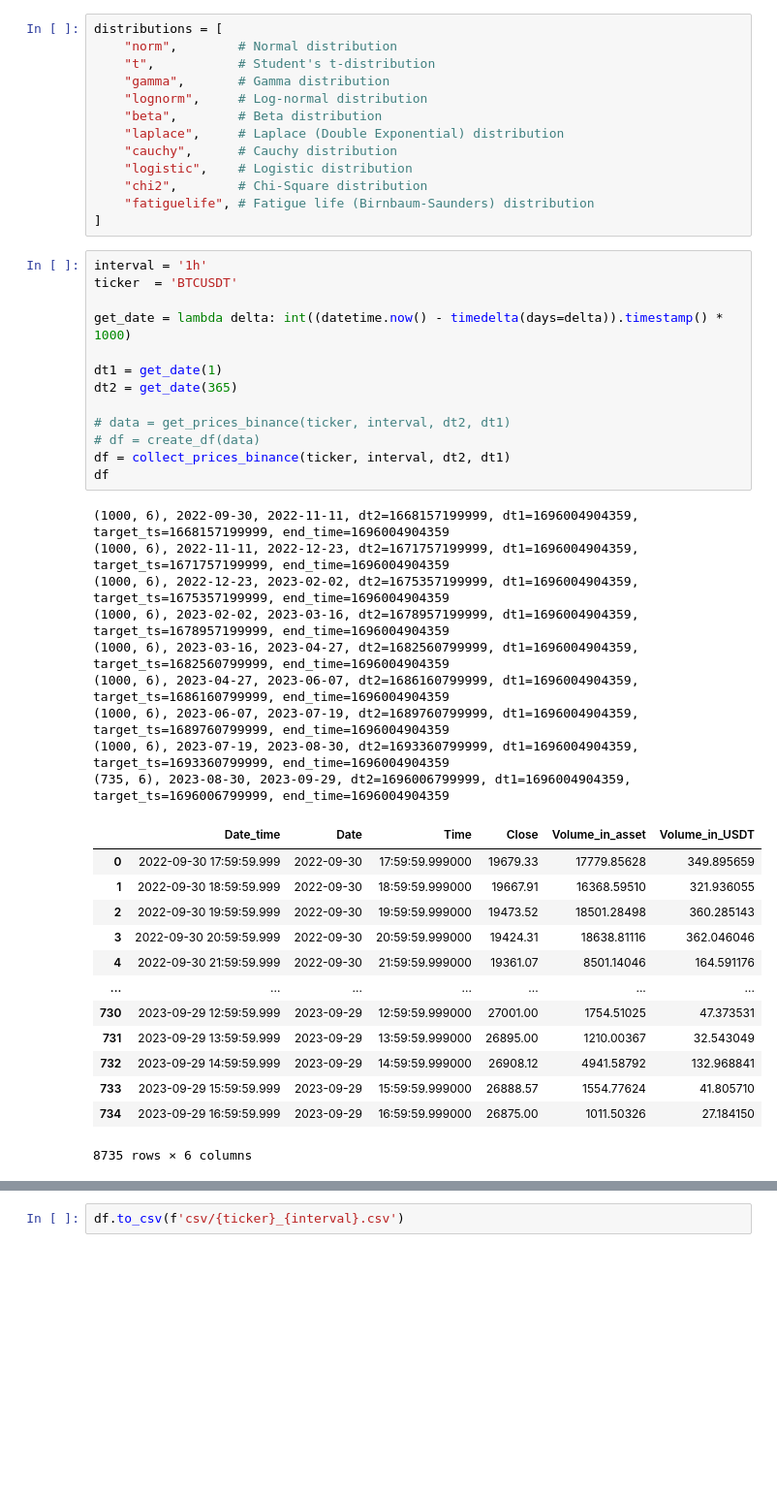
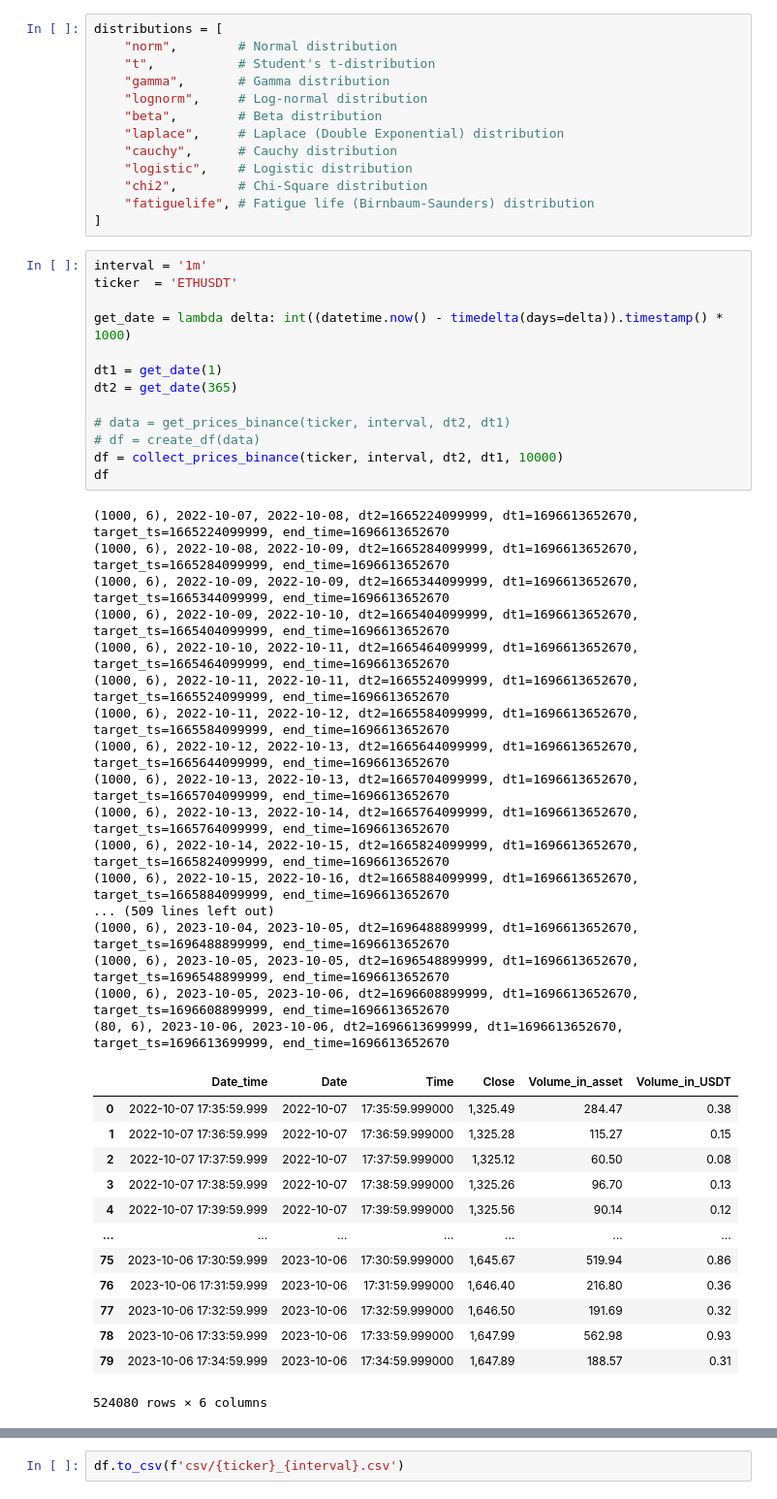
Before and after one commit to apastukhanov/idao_analytics, a Jupyter notebook: crypto_returns_dist.ipynb, the cells around one changed output, grey strips where cells are left out. Shown at 97% size. Cells and saved outputs as stored; diff of their text form; blank space fills up the shorter version.

```diff
--- a/crypto_returns_dist.ipynb
+++ b/crypto_returns_dist.ipynb
@@ -113,38 +113,46 @@ distributions = [
     "fatiguelife", # Fatigue life (Birnbaum-Saunders) distribution
 ]
 # %%
-interval = '1h'
-ticker  = 'BTCUSDT'
+interval = '1m'
+ticker  = 'ETHUSDT'
 
 get_date = lambda delta: int((datetime.now() - timedelta(days=delta)).timestamp() * 1000)
 
 dt1 = get_date(1)
 dt2 = get_date(365)
 
 # data = get_prices_binance(ticker, interval, dt2, dt1)
 # df = create_df(data)
-df = collect_prices_binance(ticker, interval, dt2, dt1)
+df = collect_prices_binance(ticker, interval, dt2, dt1, 10000)
 df
 # %% [output]
-(1000, 6), 2022-09-30, 2022-11-11, dt2=1668157199999, dt1=1696004904359, target_ts=1668157199999, end_time=1696004904359
-(1000, 6), 2022-11-11, 2022-12-23, dt2=1671757199999, dt1=1696004904359, target_ts=1671757199999, end_time=1696004904359
-(1000, 6), 2022-12-23, 2023-02-02, dt2=1675357199999, dt1=1696004904359, target_ts=1675357199999, end_time=1696004904359
-(1000, 6), 2023-02-02, 2023-03-16, dt2=1678957199999, dt1=1696004904359, target_ts=1678957199999, end_time=1696004904359
-(1000, 6), 2023-03-16, 2023-04-27, dt2=1682560799999, dt1=1696004904359, target_ts=1682560799999, end_time=1696004904359
-(1000, 6), 2023-04-27, 2023-06-07, dt2=1686160799999, dt1=1696004904359, target_ts=1686160799999, end_time=1696004904359
-(1000, 6), 2023-06-07, 2023-07-19, dt2=1689760799999, dt1=1696004904359, target_ts=1689760799999, end_time=1696004904359
-(1000, 6), 2023-07-19, 2023-08-30, dt2=1693360799999, dt1=1696004904359, target_ts=1693360799999, end_time=1696004904359
-(735, 6), 2023-08-30, 2023-09-29, dt2=1696006799999, dt1=1696004904359, target_ts=1696006799999, end_time=1696004904359
+(1000, 6), 2022-10-07, 2022-10-08, dt2=1665224099999, dt1=1696613652670, target_ts=1665224099999, end_time=1696613652670
+(1000, 6), 2022-10-08, 2022-10-09, dt2=1665284099999, dt1=1696613652670, target_ts=1665284099999, end_time=1696613652670
+(1000, 6), 2022-10-09, 2022-10-09, dt2=1665344099999, dt1=1696613652670, target_ts=1665344099999, end_time=1696613652670
+(1000, 6), 2022-10-09, 2022-10-10, dt2=1665404099999, dt1=1696613652670, target_ts=1665404099999, end_time=1696613652670
+(1000, 6), 2022-10-10, 2022-10-11, dt2=1665464099999, dt1=1696613652670, target_ts=1665464099999, end_time=1696613652670
+(1000, 6), 2022-10-11, 2022-10-11, dt2=1665524099999, dt1=1696613652670, target_ts=1665524099999, end_time=1696613652670
+(1000, 6), 2022-10-11, 2022-10-12, dt2=1665584099999, dt1=1696613652670, target_ts=1665584099999, end_time=1696613652670
+(1000, 6), 2022-10-12, 2022-10-13, dt2=1665644099999, dt1=1696613652670, target_ts=1665644099999, end_time=1696613652670
+(1000, 6), 2022-10-13, 2022-10-13, dt2=1665704099999, dt1=1696613652670, target_ts=1665704099999, end_time=1696613652670
+(1000, 6), 2022-10-13, 2022-10-14, dt2=1665764099999, dt1=1696613652670, target_ts=1665764099999, end_time=1696613652670
+(1000, 6), 2022-10-14, 2022-10-15, dt2=1665824099999, dt1=1696613652670, target_ts=1665824099999, end_time=1696613652670
+(1000, 6), 2022-10-15, 2022-10-16, dt2=1665884099999, dt1=1696613652670, target_ts=1665884099999, end_time=1696613652670
+... (509 lines left out)
+(1000, 6), 2023-10-04, 2023-10-05, dt2=1696488899999, dt1=1696613652670, target_ts=1696488899999, end_time=1696613652670
+(1000, 6), 2023-10-05, 2023-10-05, dt2=1696548899999, dt1=1696613652670, target_ts=1696548899999, end_time=1696613652670
+(1000, 6), 2023-10-05, 2023-10-06, dt2=1696608899999, dt1=1696613652670, target_ts=1696608899999, end_time=1696613652670
+(80, 6), 2023-10-06, 2023-10-06, dt2=1696613699999, dt1=1696613652670, target_ts=1696613699999, end_time=1696613652670
 |  | Date_time | Date | Time | Close | Volume_in_asset | Volume_in_USDT |
-| 0 | 2022-09-30 17:59:59.999 | 2022-09-30 | 17:59:59.999000 | 19679.33 | 17779.85628 | 349.895659 |
-| 1 | 2022-09-30 18:59:59.999 | 2022-09-30 | 18:59:59.999000 | 19667.91 | 16368.59510 | 321.936055 |
-| 2 | 2022-09-30 19:59:59.999 | 2022-09-30 | 19:59:59.999000 | 19473.52 | 18501.28498 | 360.285143 |
-| 3 | 2022-09-30 20:59:59.999 | 2022-09-30 | 20:59:59.999000 | 19424.31 | 18638.81116 | 362.046046 |
-| 4 | 2022-09-30 21:59:59.999 | 2022-09-30 | 21:59:59.999000 | 19361.07 | 8501.14046 | 164.591176 |
+| 0 | 2022-10-07 17:35:59.999 | 2022-10-07 | 17:35:59.999000 | 1,325.49 | 284.47 | 0.38 |
+| 1 | 2022-10-07 17:36:59.999 | 2022-10-07 | 17:36:59.999000 | 1,325.28 | 115.27 | 0.15 |
+| 2 | 2022-10-07 17:37:59.999 | 2022-10-07 | 17:37:59.999000 | 1,325.12 | 60.50 | 0.08 |
+| 3 | 2022-10-07 17:38:59.999 | 2022-10-07 | 17:38:59.999000 | 1,325.26 | 96.70 | 0.13 |
+| 4 | 2022-10-07 17:39:59.999 | 2022-10-07 | 17:39:59.999000 | 1,325.56 | 90.14 | 0.12 |
 | ... | ... | ... | ... | ... | ... | ... |
-| 730 | 2023-09-29 12:59:59.999 | 2023-09-29 | 12:59:59.999000 | 27001.00 | 1754.51025 | 47.373531 |
-| 731 | 2023-09-29 13:59:59.999 | 2023-09-29 | 13:59:59.999000 | 26895.00 | 1210.00367 | 32.543049 |
-| 732 | 2023-09-29 14:59:59.999 | 2023-09-29 | 14:59:59.999000 | 26908.12 | 4941.58792 | 132.968841 |
-| 733 | 2023-09-29 15:59:59.999 | 2023-09-29 | 15:59:59.999000 | 26888.57 | 1554.77624 | 41.805710 |
-| 734 | 2023-09-29 16:59:59.999 | 2023-09-29 | 16:59:59.999000 | 26875.00 | 1011.50326 | 27.184150 |
+| 75 | 2023-10-06 17:30:59.999 | 2023-10-06 | 17:30:59.999000 | 1,645.67 | 519.94 | 0.86 |
+| 76 | 2023-10-06 17:31:59.999 | 2023-10-06 | 17:31:59.999000 | 1,646.40 | 216.80 | 0.36 |
+| 77 | 2023-10-06 17:32:59.999 | 2023-10-06 | 17:32:59.999000 | 1,646.50 | 191.69 | 0.32 |
+| 78 | 2023-10-06 17:33:59.999 | 2023-10-06 | 17:33:59.999000 | 1,647.99 | 562.98 | 0.93 |
+| 79 | 2023-10-06 17:34:59.999 | 2023-10-06 | 17:34:59.999000 | 1,647.89 | 188.57 | 0.31 |
-8735 rows × 6 columns
+524080 rows × 6 columns
```
Also changed, not shown: parts of 1 cell of this notebook.
